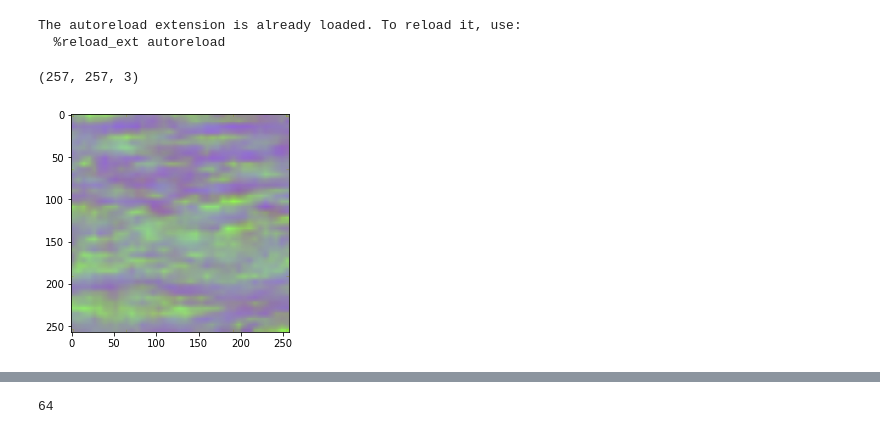
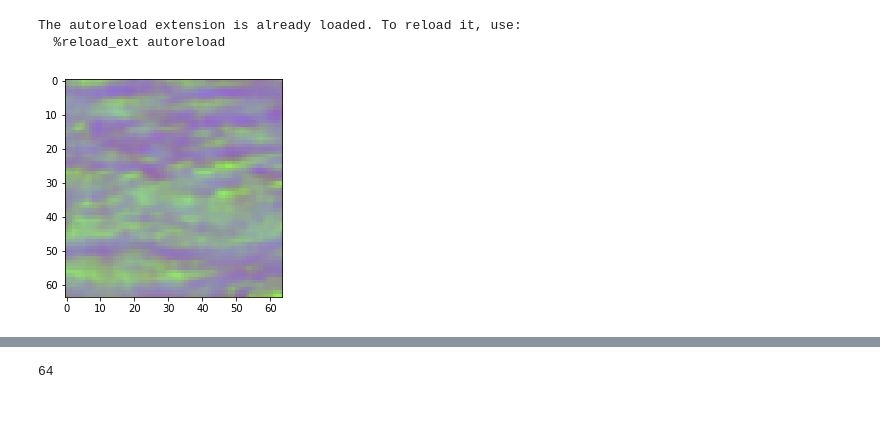
Before and after one commit to clemoberti/arf-project, a Jupyter notebook: sandbox.ipynb, the cells around one changed output, grey strips where cells are left out. Saved outputs shown, nothing was run; the diff lists cells and outputs as text; code cells hidden in the pictures.

```diff
--- a/sandbox.ipynb
+++ b/sandbox.ipynb
@@ -13,13 +13,11 @@ image = ip.read_im('images/ocean.png')
 #print(image.shape)
 #print(5//2)
 #ip.show_im(image)
-# %%
-print(image.shape)
-v = ip.patch_to_vector(image)
-ip.show_im(ip.vector_to_patch(v))
-# %% [output]
-(257, 257, 3)
-[figure, removed]
+# %%
+grid,dictionary = ip.get_dictionary_patches(image, 4, 2)
+ip.show_im(ip.reconstruct_image_by_grid(dictionary,grid,4,image.shape[0]))
+# %% [output]
+[figure, added]
 # %%
 ip.show_im(ip.noise(ip.get_patch(126,126, 250, image), 0.1))
 # %% [output]
```
Also changed, not shown: parts of 13 cells of this notebook, 3 other files.
